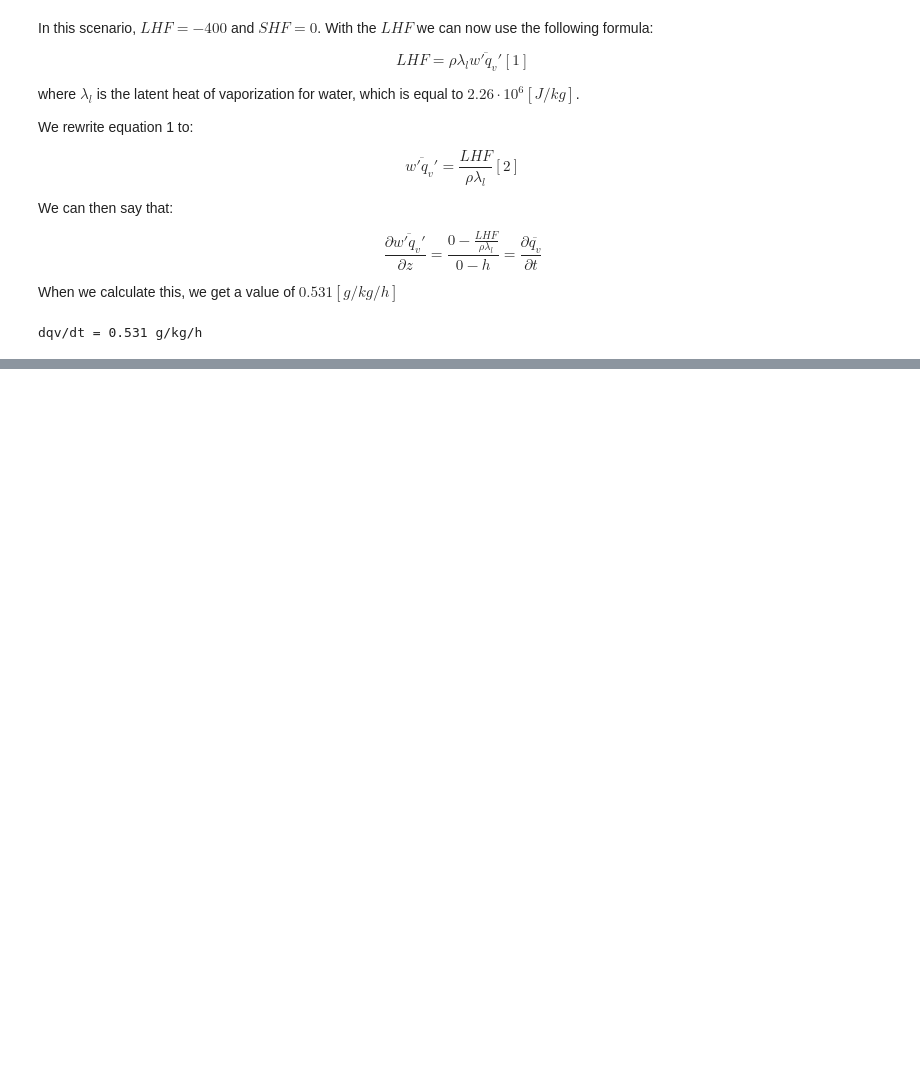
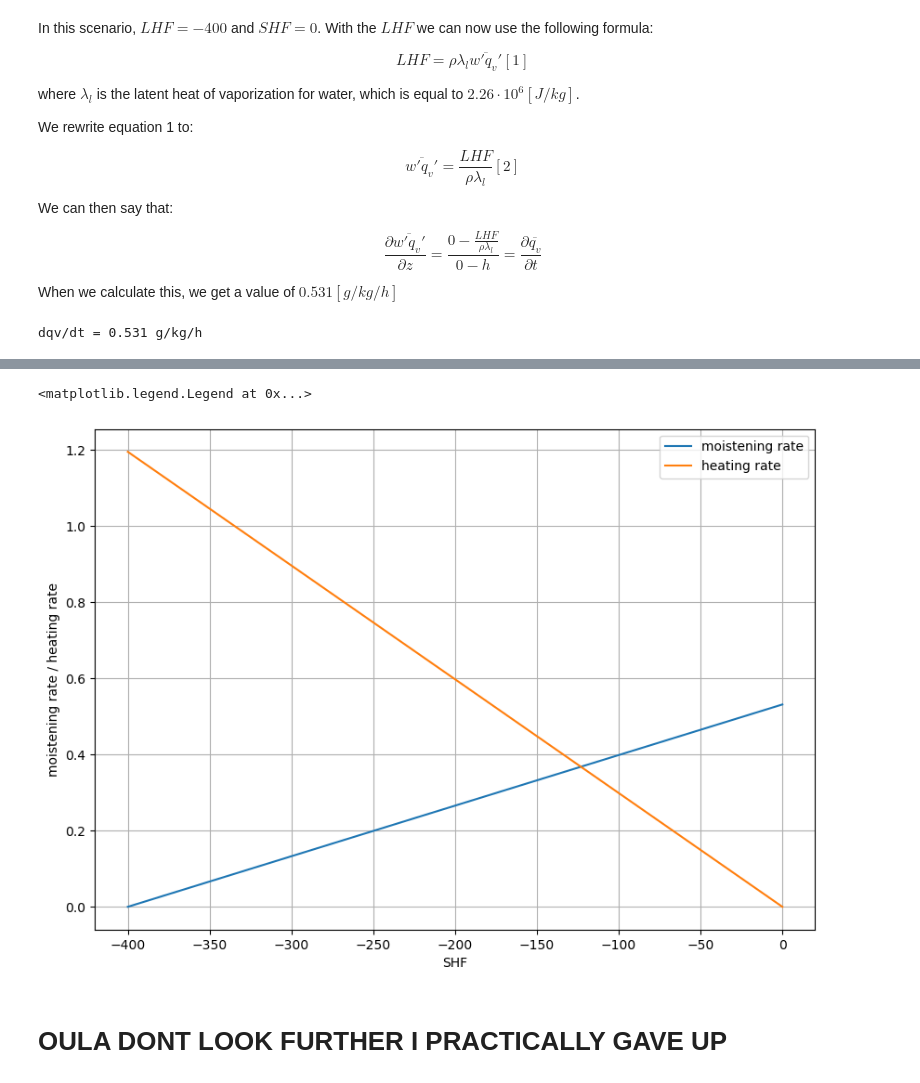
Before and after one commit to maxxyvvdb/Dynamics-Q2-projects, a Jupyter notebook: Week 3/Week_3.ipynb, the cells around one changed output, grey strips where cells are left out. Saved outputs shown, nothing was run; the diff lists cells and outputs as text; code cells hidden in the pictures; blank space fills up the shorter version.

Commit message:
sorry oula

```diff
--- a/Week 3/Week_3.ipynb
+++ b/Week 3/Week_3.ipynb
@@ -148,0 +189,39 @@ dqv/dt = 0.531 g/kg/h
+# %%
+# Define initla parameters
+density = 1.2 #kg/m^3
+h = 1000 #m
+SHF = np.linspace(0,-400) # No evaporation, so LHF = 0, W/m^2
+cp = 1005 #?
+
+# Calculate the change in temp. over time
+dTdt = -(0-wT__)/h*3600
+
+
+
+# New scenario value
+LHF = SHF[::-1] # inverse of SHF
+
+# Constant
+lambda_l = 2.26e6
+
+# Calculate wqv__
+wqv__ = LHF/(density*lambda_l)
+
+# Calcualte final answer
+dq_vdt = (0 - wqv__) / (0 - h) * 1000 * 3600
+
+plt.figure(figsize=(10,7))
+
+plt.plot(SHF,-dq_vdt,label = 'moistening rate')
+plt.plot(SHF,-dTdt,label = 'heating rate')
+
+plt.xlabel("SHF")
+plt.ylabel("moistening rate / heating rate")
+
+plt.grid()
+plt.legend()
+# %% [output]
+<matplotlib.legend.Legend at 0x...>
+[figure, added]
+# %% [markdown]
+# OULA DONT LOOK FURTHER I PRACTICALLY GAVE UP
```
Also changed, not shown: parts of 6 cells of this notebook, 1 other file.
